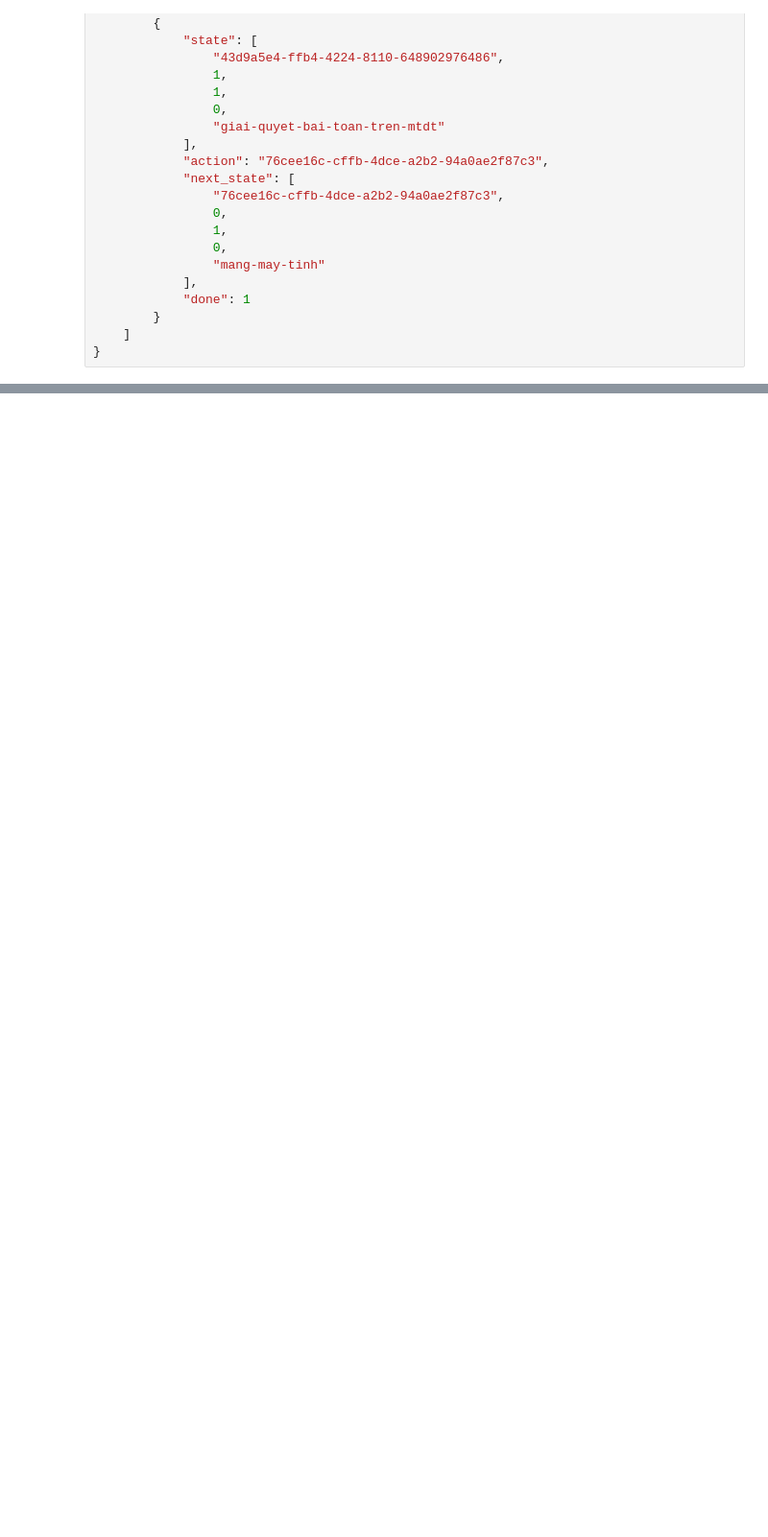
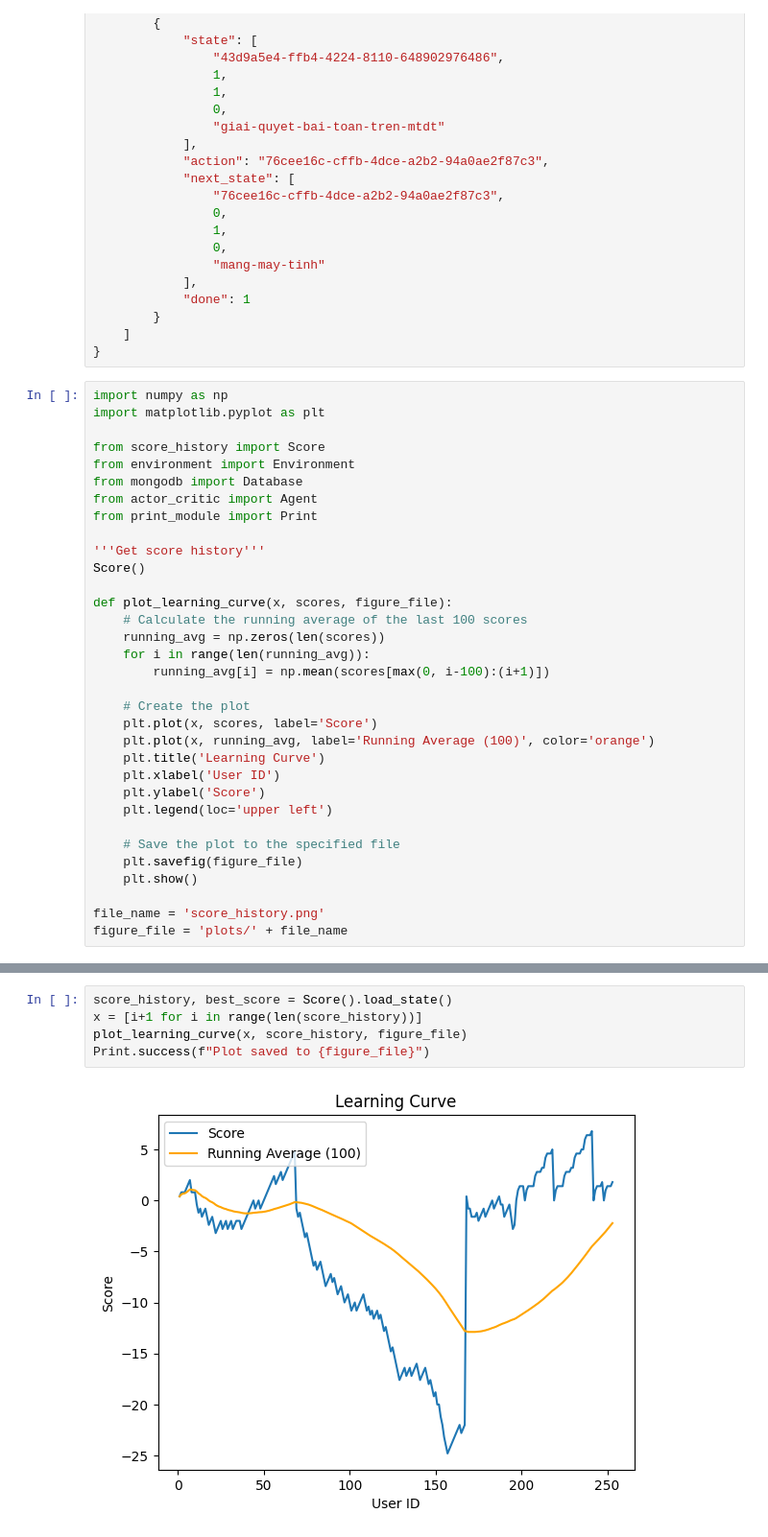
Before and after one commit to Nopnoplaaivay/scoreup_recommendation_api, a Jupyter notebook: test.ipynb, the cells around one changed output, grey strips where cells are left out. Shown at 96% size. Saved outputs shown, nothing was run; the diff lists cells and outputs as text; blank space fills up the shorter version.

```diff
--- a/test.ipynb
+++ b/test.ipynb
@@ -113,3 +113,36 @@ test_transitions = {
         }
     ]
 }
+# %%
+import numpy as np
+import matplotlib.pyplot as plt
+
+from score_history import Score
+from environment import Environment
+from mongodb import Database
+from actor_critic import Agent
+from print_module import Print
+
+'''Get score history'''
+Score()
+
+def plot_learning_curve(x, scores, figure_file):
+    # Calculate the running average of the last 100 scores
+    running_avg = np.zeros(len(scores))
+    for i in range(len(running_avg)):
+        running_avg[i] = np.mean(scores[max(0, i-100):(i+1)])
+
+    # Create the plot
+    plt.plot(x, scores, label='Score')
+    plt.plot(x, running_avg, label='Running Average (100)', color='orange')
+    plt.title('Learning Curve')
+    plt.xlabel('User ID')
+    plt.ylabel('Score')
+    plt.legend(loc='upper left')
+
+    # Save the plot to the specified file
+    plt.savefig(figure_file)
+    plt.show()
+
+file_name = 'score_history.png'
+figure_file = 'plots/' + file_name
@@ -115,0 +158,7 @@ test_transitions = {
+# %%
+score_history, best_score = Score().load_state()
+x = [i+1 for i in range(len(score_history))]
+plot_learning_curve(x, score_history, figure_file)
+Print.success(f"Plot saved to {figure_file}")
+# %% [output]
+[figure, added]
```
Also changed, not shown: parts of 4 cells of this notebook, 10 other files.
